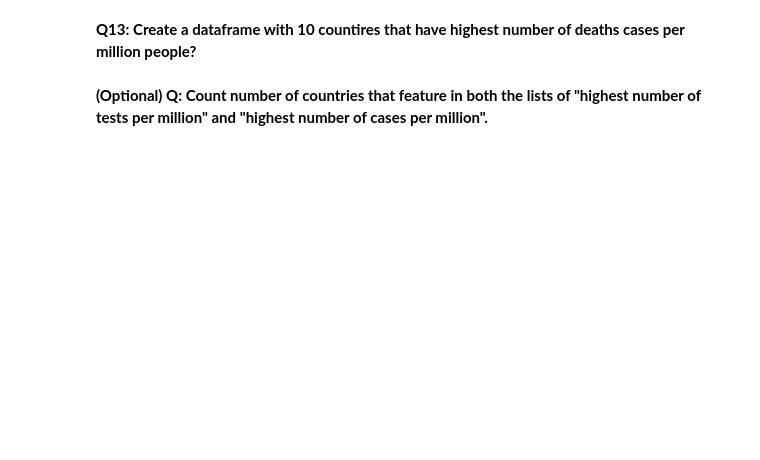
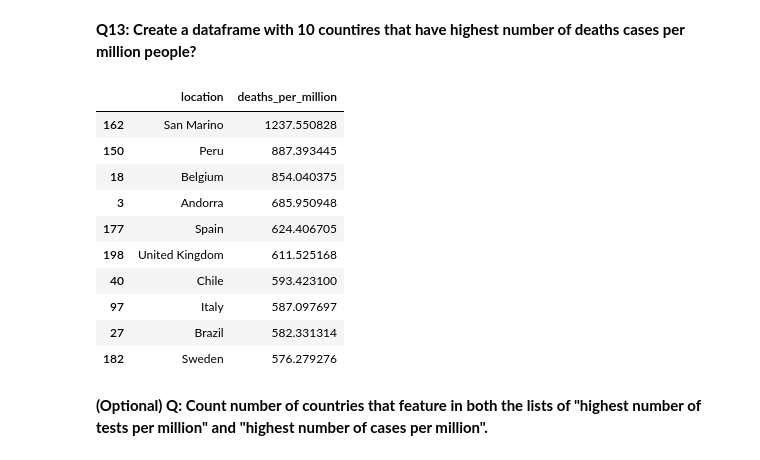
Before and after one commit to aleksmn/jovian, a Jupyter notebook: pandas/pandas-practice-assignment/pandas-practice-assignment.ipynb, the cells around one changed output. Saved outputs shown, nothing was run; the diff lists cells and outputs as text; code cells hidden in the pictures; blank space fills up the shorter version.

```diff
--- a/pandas/pandas-practice-assignment/pandas-practice-assignment.ipynb
+++ b/pandas/pandas-practice-assignment/pandas-practice-assignment.ipynb
@@ -307,4 +346,18 @@ jovian.commit(project='pandas-practice-assignment', environment=None)
 # %% [markdown]
 **Q13: Create a dataframe with 10 countires that have highest number of deaths cases per million people?**
+# %%
+highest_deaths_df = combined_df.sort_values(by='deaths_per_million', ascending=False).head(10)
 # %%
-highest_deaths_df = ???
+highest_deaths_df[['location', 'deaths_per_million']]
+# %% [output]
+|  | location | deaths_per_million |
+| 162 | San Marino | 1237.550828 |
+| 150 | Peru | 887.393445 |
+| 18 | Belgium | 854.040375 |
+| 3 | Andorra | 685.950948 |
+| 177 | Spain | 624.406705 |
+| 198 | United Kingdom | 611.525168 |
+| 40 | Chile | 593.423100 |
+| 97 | Italy | 587.097697 |
+| 27 | Brazil | 582.331314 |
+| 182 | Sweden | 576.279276 |
```
Also changed, not shown: parts of 34 cells of this notebook, 4 other files.
